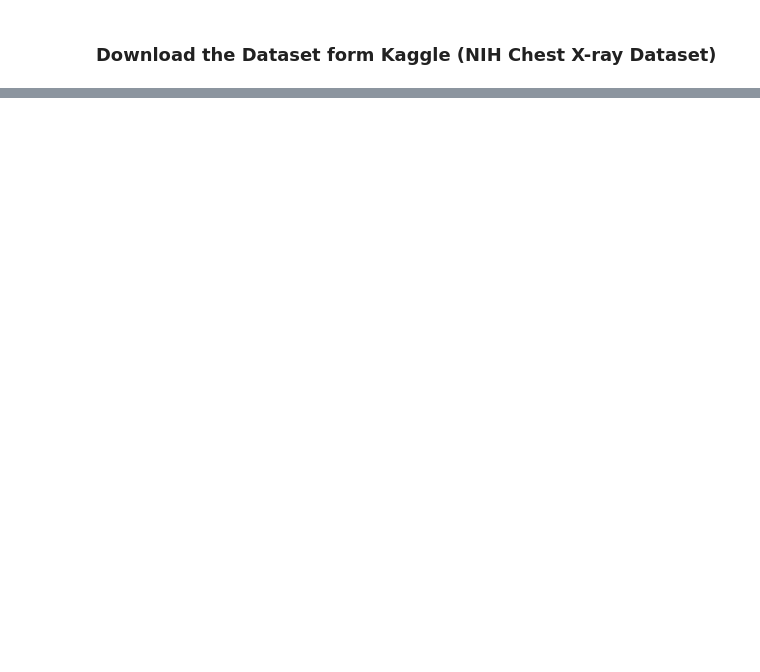
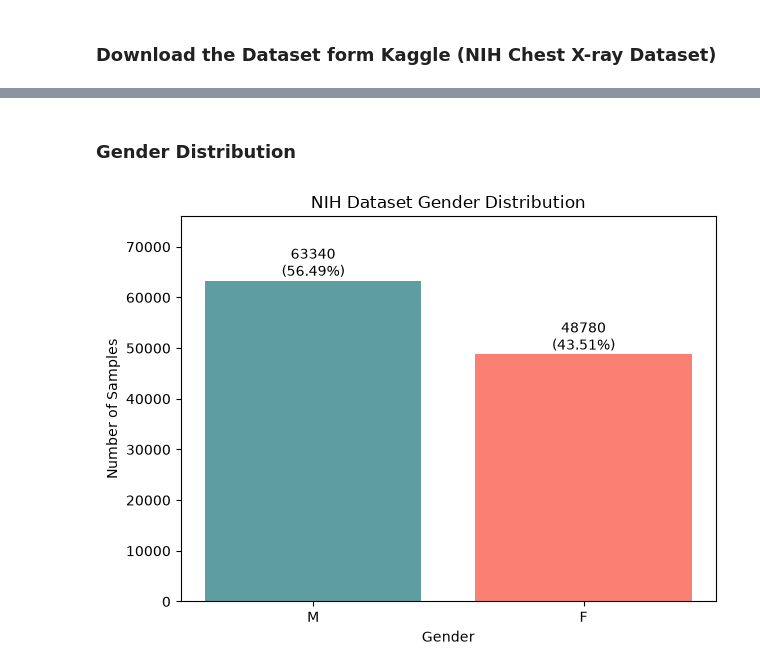
Before and after one commit to kmsmeng/Medical-Image-Classification-Explainable-AI, a Jupyter notebook: main.ipynb, the cells around one changed output, grey strips where cells are left out. Saved outputs shown, nothing was run; the diff lists cells and outputs as text; code cells hidden in the pictures; blank space fills up the shorter version.

```diff
--- a/main.ipynb
+++ b/main.ipynb
@@ -47,0 +404,38 @@ Download complete
+# %% [markdown]
+### Gender Distribution
+# %%
+# Question: Do u wanna do gender distribution only or do gender distribution in consideration to target
+
+
+count = df['Patient Gender'].value_counts()
+
+
+# # convet this droup by series to dataframe with proper values and index
+# data_fr = pd.DataFrame(data={'count': count.values}, index=count.index).reset_index()
+
+
+data_class = {
+    count.keys()[0]: count.iloc[0],
+    count.keys()[1]: count.iloc[1],
+}
+
+data_class
+
+
+
+total = sum(data_class.values())
+# Gender Distribution
+
+# plt.figure(figsize=(12, 8))
+bars = plt.bar(data_class.keys(), data_class.values(), color=['cadetblue', 'salmon'])
+plt.bar_label(bars, labels=[f"{value}\n({value/total*100:.2f}%)" for value in data_class.values()])
+plt.ylim(0, 1.2*max(data_class.values()))
+plt.xlabel('Gender')
+plt.ylabel('Number of Samples')
+plt.title('NIH Dataset Gender Distribution')
+
+plt.tight_layout()
+
+plt.show()
+# %% [output]
+[figure, added]
```
Also changed, not shown: parts of 53 cells of this notebook, 2 other files.
